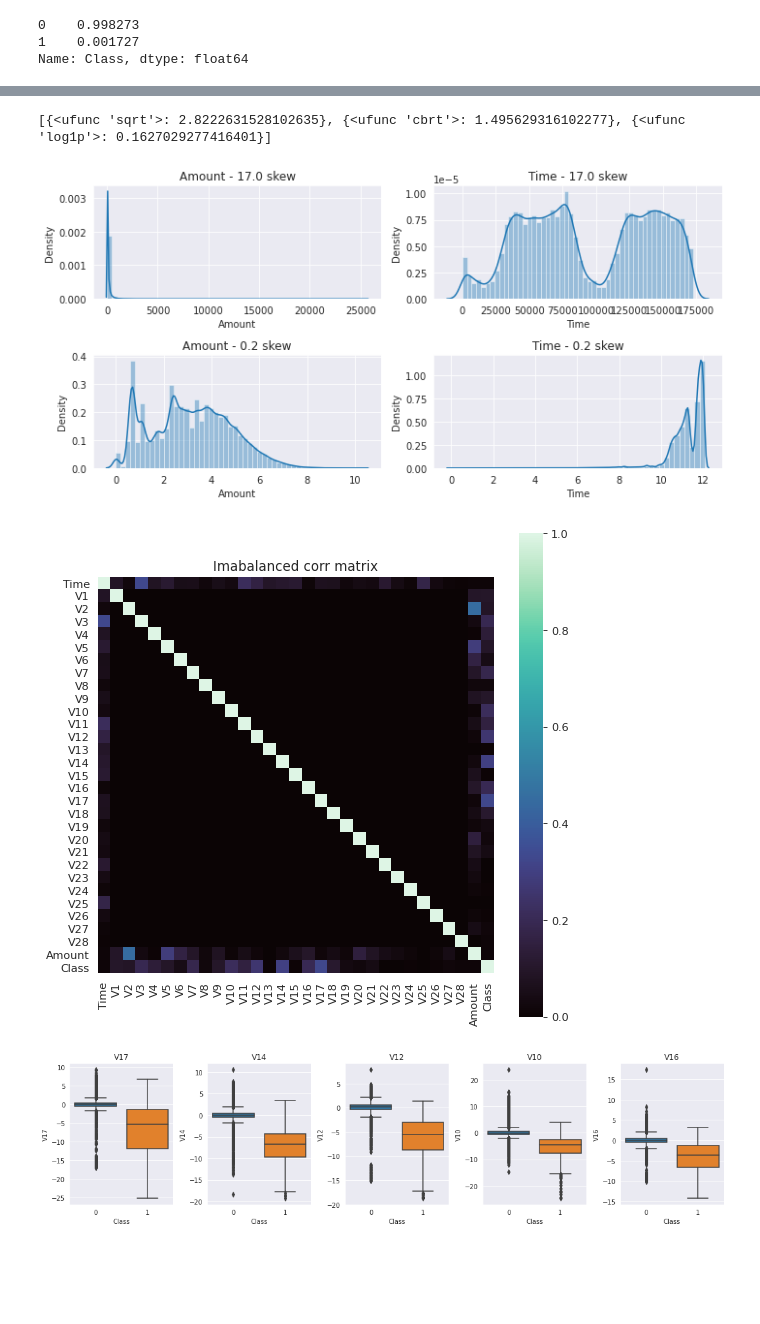
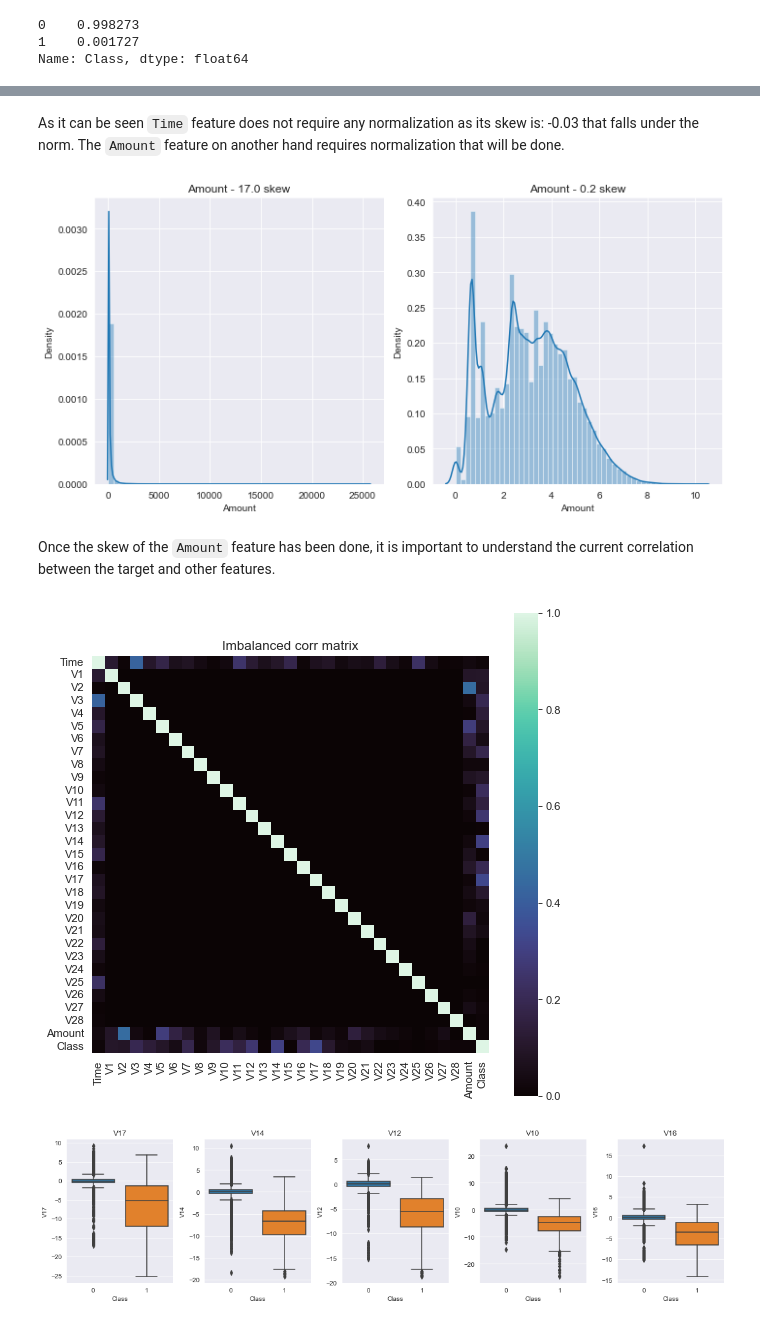
Before and after one commit to akmalsoliev/creditcardfraud, a Jupyter notebook: Credit Card Fraud Detection - Unsupervised.ipynb, the cells around one changed output, grey strips where cells are left out. Drawn from its saved outputs; the diff is of its cells as text; code cells hidden in the pictures; blank space fills up the shorter version.

```diff
--- a/Credit Card Fraud Detection - Unsupervised.ipynb
+++ b/Credit Card Fraud Detection - Unsupervised.ipynb
@@ -170,34 +213,32 @@ Name: Class, dtype: float64
+# %% [markdown]
+As it can be seen `Time` feature does not require any normalization as its skew is: -0.03 that falls under the norm. The `Amount` feature on another hand requires normalization that will be done.
 # %%
-fig, (ax1, ax2) = plt.subplots(2, 2, figsize=[10, 5])
+fig, ax = plt.subplots(1, 2, figsize=[10, 5])
 
-chosen_columns = ['Amount', 'Time']
+chosen_columns = 'Amount'
 
 def plot_skew(X, columns, ax):
-    for i, column in enumerate(columns):
-        sns.distplot(X[column], ax=ax[i])\
-            .set_title('{} - {:.1f} skew'.format(column, X['Amount'].skew()))
+    sns.distplot(X[columns], ax=ax)\
+        .set_title('{} - {:.1f} skew'.format(columns, X[columns].skew()))
 
-
-plot_skew(X, chosen_columns, ax1)
-
-skews = [{trans: X['Amount'].apply(trans).skew()} for trans in [np.sqrt, np.cbrt, np.log1p]]
-print(skews)
+plot_skew(X, chosen_columns, ax[0])
 
 X_trans = X.copy()
 X_trans[chosen_columns] = X_trans[chosen_columns].apply(np.log1p)
 
-plot_skew(X_trans, chosen_columns, ax2)
+plot_skew(X_trans, chosen_columns, ax[1])
 plt.tight_layout()
 plt.show()
 # %% [output]
-[{<ufunc 'sqrt'>: 2.8222631528102635}, {<ufunc 'cbrt'>: 1.495629316102277}, {<ufunc 'log1p'>: 0.1627029277416401}]
-[figure, old version]
+[figure, new version]
+# %% [markdown]
+Once the skew of the `Amount` feature has been done, it is important to understand the current correlation between the target and other features.
 # %%
 plt.figure(figsize=[8, 8], dpi=80)
-sns.heatmap(pd.concat([X_trans, y], axis=1).corr().abs(), square=True, cmap='mako').set_title('Imabalanced corr matrix')
+sns.heatmap(pd.concat([X_trans, y], axis=1).corr().abs(), square=True, cmap='mako').set_title('Imbalanced corr matrix')
 plt.show()
 # %% [output]
-[figure, old version]
+[figure, new version]
 # %%
 def corr_plot(df):
     corr_columns = [
```
Also changed, not shown: parts of 35 cells of this notebook.
